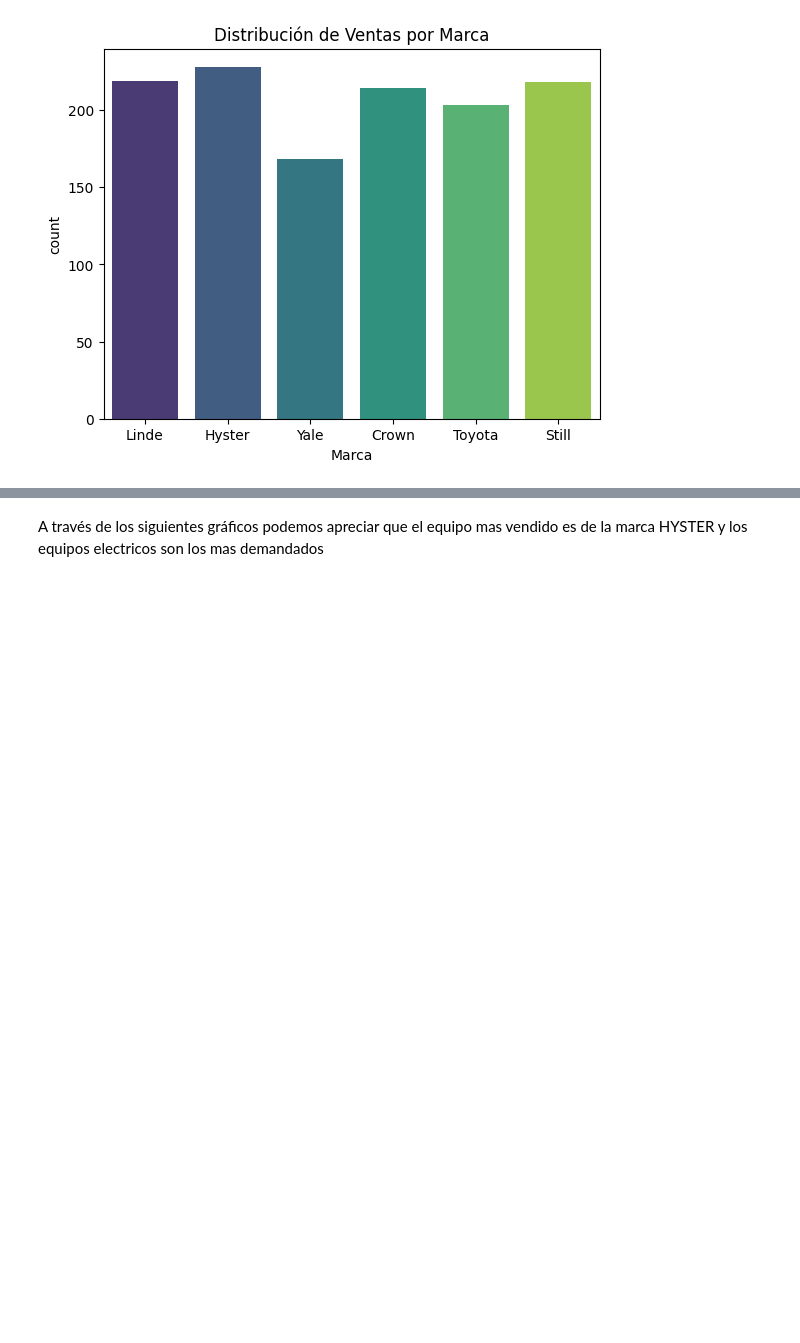
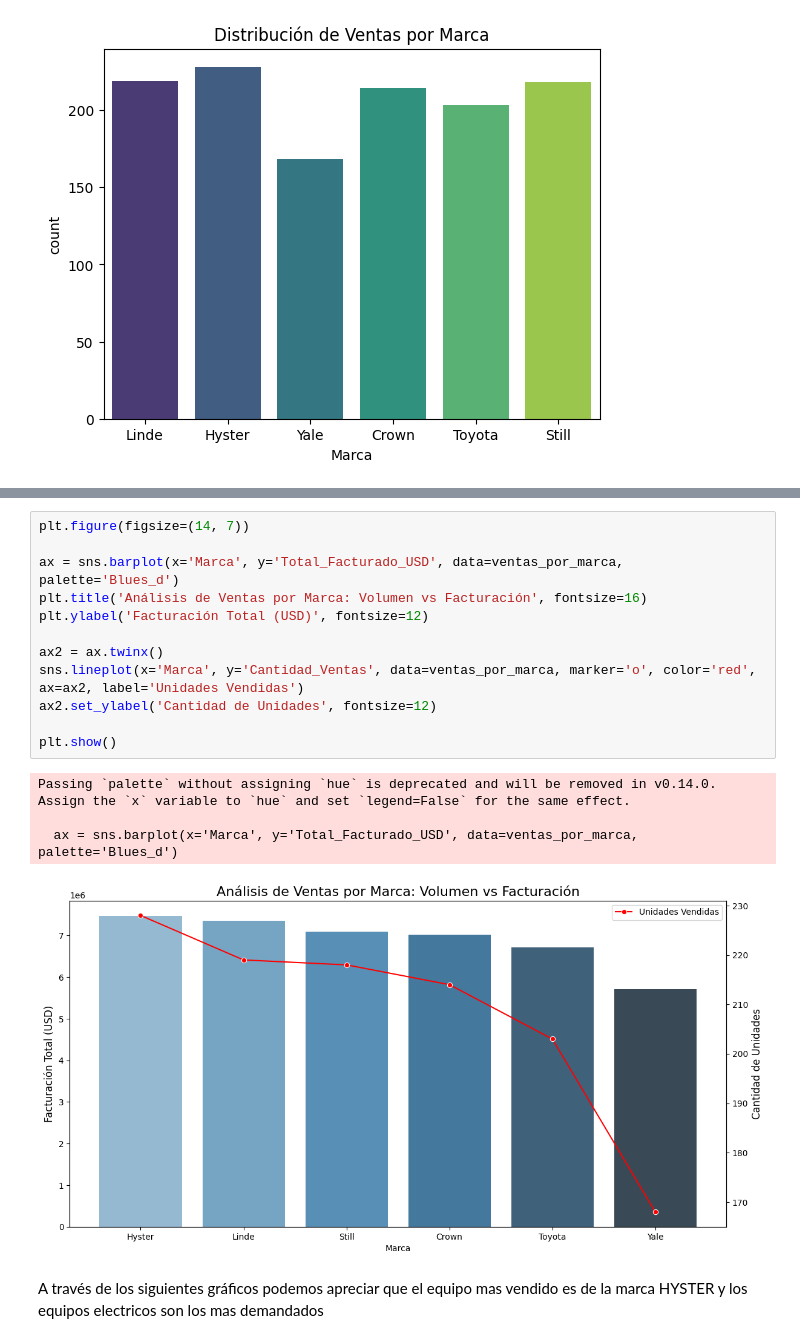
Before and after one commit to ameschini2206/DSII-Primera_Entrega_Alejandro_Meschini, a Jupyter notebook: Primera_Entrega.ipynb, the cells around one changed output, grey strips where cells are left out. Saved outputs shown, nothing was run; the diff lists cells and outputs as text; blank space fills up the shorter version.

```diff
--- a/Primera_Entrega.ipynb
+++ b/Primera_Entrega.ipynb
@@ -145,3 +172,20 @@ Passing `palette` without assigning `hue` is deprecated and will be removed in v
+# %%
+plt.figure(figsize=(14, 7))
+
+ax = sns.barplot(x='Marca', y='Total_Facturado_USD', data=ventas_por_marca, palette='Blues_d')
+plt.title('Análisis de Ventas por Marca: Volumen vs Facturación', fontsize=16)
+plt.ylabel('Facturación Total (USD)', fontsize=12)
+
+ax2 = ax.twinx()
+sns.lineplot(x='Marca', y='Cantidad_Ventas', data=ventas_por_marca, marker='o', color='red', ax=ax2, label='Unidades Vendidas')
+ax2.set_ylabel('Cantidad de Unidades', fontsize=12)
+
+plt.show()
+# %% [output]
+Passing `palette` without assigning `hue` is deprecated and will be removed in v0.14.0. Assign the `x` variable to `hue` and set `legend=False` for the same effect.
+
+  ax = sns.barplot(x='Marca', y='Total_Facturado_USD', data=ventas_por_marca, palette='Blues_d')
+[figure, added]
 # %% [markdown]
 A través de los siguientes gráficos podemos apreciar que el equipo mas vendido es de la marca HYSTER y los equipos electricos son los mas demandados
 # %%
```
Also changed, not shown: parts of 12 cells of this notebook.
